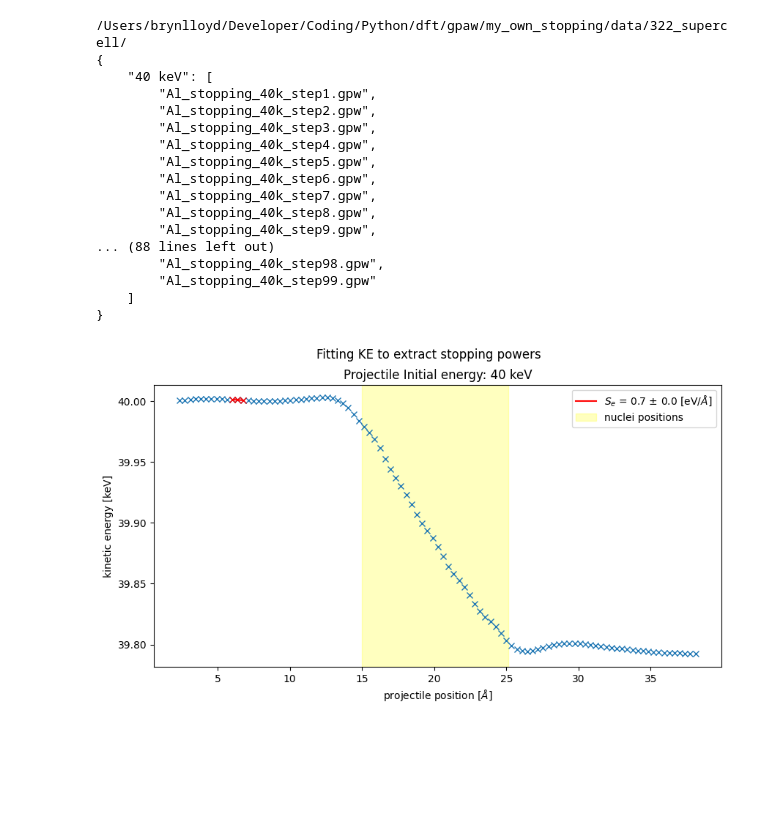
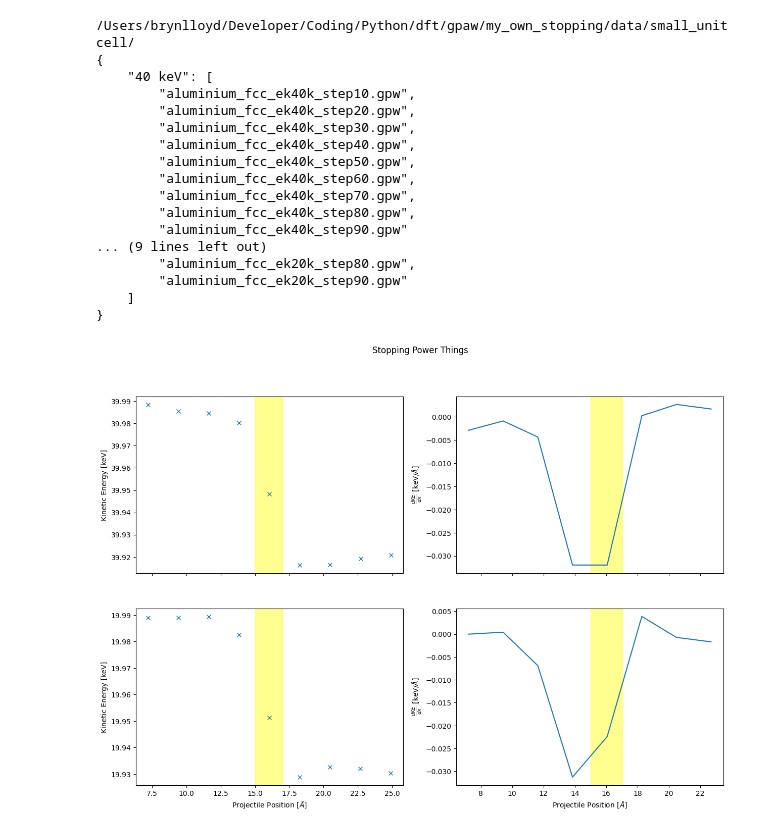
Before and after one commit to brynlloyd1/gpaw_ehrenfest_stopping, a Jupyter notebook: stopping_analysis/running_analysis.ipynb, the cells around one changed output. Saved outputs shown, nothing was run; the diff lists cells and outputs as text; code cells hidden in the pictures; blank space fills up the shorter version.

```diff
--- a/stopping_analysis/running_analysis.ipynb
+++ b/stopping_analysis/running_analysis.ipynb
@@ -6,7 +6,7 @@ import matplotlib.pyplot as plt
 from ase.visualize import view
 # %%
 # this one is old data with a (1,2,2) Al supercell
-# data_directory = "/Users/brynlloyd/Developer/Coding/Python/dft/gpaw/my_own_stopping/data/small_unitcell/"
+data_directory = "/Users/brynlloyd/Developer/Coding/Python/dft/gpaw/my_own_stopping/data/small_unitcell/"
 # data_directory = "/Users/brynlloyd/Developer/Coding/Python/dft/gpaw/my_own_stopping/data/small_every_timestep/"
 
 # (2,2,2) supercell with the code that prevents charge transfer in the inital dft simulation
@@ -15,31 +15,35 @@ from ase.visualize import view
 # (2,2,2) supercell WITHOUT the code that prevents charge transfer in the inital dft simulation
 # data_directory = "/Users/brynlloyd/Developer/Coding/Python/dft/gpaw/my_own_stopping/data/single_calculation/"
 
+# (3,2,2) supercell without fermi smearing - honestly idk how this even converged
+# data_directory = "/Users/brynlloyd/Developer/Coding/Python/dft/gpaw/my_own_stopping/data/322_supercell_poorDFT"
 
-data_directory = "/Users/brynlloyd/Developer/Coding/Python/dft/gpaw/my_own_stopping/data/322_supercell"
+# (3,2,2) supercell with 0.02eV fermi smearing. Proton initial position is a lot closer to supercell
+# data_directory = "/Users/brynlloyd/Developer/Coding/Python/dft/gpaw/my_own_stopping/data/322_supercell"
+
+# (3,2,2) supercell with 0.02eV fermi smearing. No vacuum around supercell + pbc's
+# data_directory = "/Users/brynlloyd/Developer/Coding/Python/dft/gpaw/my_own_stopping/data/322_supercell"
 # %%
 analysis = StoppingPowerAnalysis(data_directory)
 # %% [output]
-/Users/brynlloyd/Developer/Coding/Python/dft/gpaw/my_own_stopping/data/322_supercell/
+/Users/brynlloyd/Developer/Coding/Python/dft/gpaw/my_own_stopping/data/small_unitcell/
 {
     "40 keV": [
-        "Al_stopping_40k_step1.gpw",
-        "Al_stopping_40k_step2.gpw",
-        "Al_stopping_40k_step3.gpw",
-        "Al_stopping_40k_step4.gpw",
-        "Al_stopping_40k_step5.gpw",
-        "Al_stopping_40k_step6.gpw",
-        "Al_stopping_40k_step7.gpw",
-        "Al_stopping_40k_step8.gpw",
-        "Al_stopping_40k_step9.gpw",
-... (88 lines left out)
-        "Al_stopping_40k_step98.gpw",
-        "Al_stopping_40k_step99.gpw"
+        "aluminium_fcc_ek40k_step10.gpw",
+        "aluminium_fcc_ek40k_step20.gpw",
+        "aluminium_fcc_ek40k_step30.gpw",
+        "aluminium_fcc_ek40k_step40.gpw",
+        "aluminium_fcc_ek40k_step50.gpw",
+        "aluminium_fcc_ek40k_step60.gpw",
+        "aluminium_fcc_ek40k_step70.gpw",
+        "aluminium_fcc_ek40k_step80.gpw",
+        "aluminium_fcc_ek40k_step90.gpw"
+... (9 lines left out)
+        "aluminium_fcc_ek20k_step80.gpw",
+        "aluminium_fcc_ek20k_step90.gpw"
     ]
 }
 # %%
-# window_size_params = [10,25]
-# analysis.plot_kinetic_energies(window_size_params)
-analysis.plot_kinetic_energies()
+analysis.plot_stopping_data()
 # %% [output]
-[figure, old version]
+[figure, new version]
```
Also changed, not shown: parts of 6 cells of this notebook, 1 other file.
